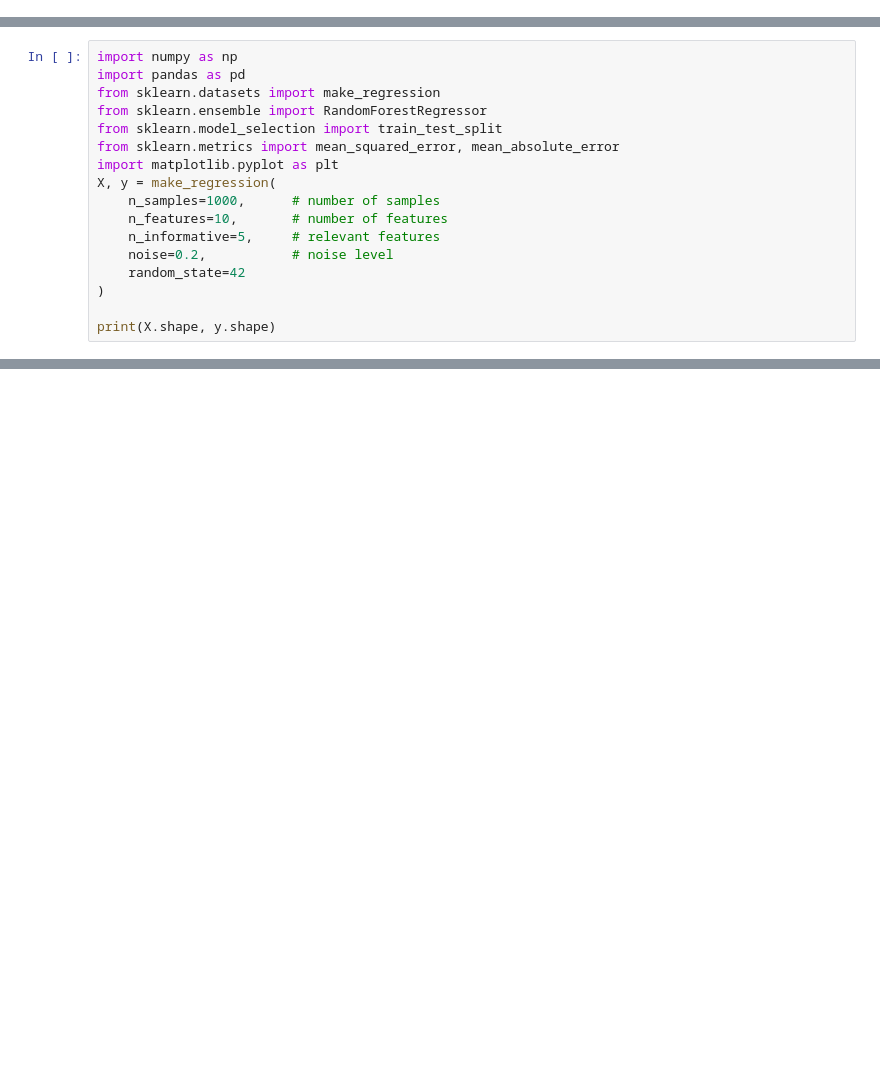
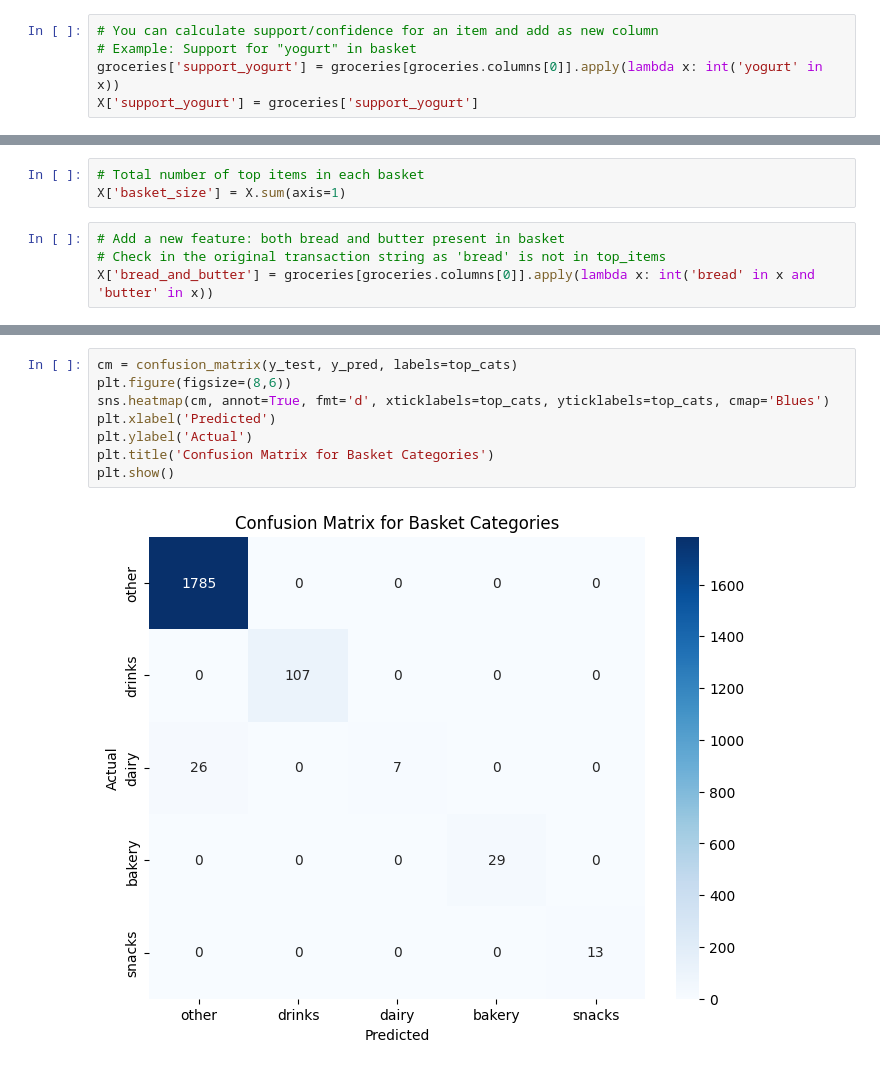
Before and after one commit to PrachitiSParulekar/ML, a Jupyter notebook: Day_9_Random_Forest_Trees.ipynb, the cells around one changed output, grey strips where cells are left out. Saved outputs shown, nothing was run; the diff lists cells and outputs as text; blank space fills up the shorter version.

```diff
--- a/Day_9_Random_Forest_Trees.ipynb
+++ b/Day_9_Random_Forest_Trees.ipynb
@@ -33,0 +115,5 @@ RandomForestClassifier(random_state=42)
+# %%
+# You can calculate support/confidence for an item and add as new column
+# Example: Support for "yogurt" in basket
+groceries['support_yogurt'] = groceries[groceries.columns[0]].apply(lambda x: int('yogurt' in x))
+X['support_yogurt'] = groceries['support_yogurt']
@@ -93,17 +138,0 @@ display(Source(dot_graph))
-# %%
-import numpy as np
-import pandas as pd
-from sklearn.datasets import make_regression
-from sklearn.ensemble import RandomForestRegressor
-from sklearn.model_selection import train_test_split
-from sklearn.metrics import mean_squared_error, mean_absolute_error
-import matplotlib.pyplot as plt
-X, y = make_regression(
-    n_samples=1000,      # number of samples
-    n_features=10,       # number of features
-    n_informative=5,     # relevant features
-    noise=0.2,           # noise level
-    random_state=42
-)
-
-print(X.shape, y.shape)
@@ -138,0 +180,7 @@ plt.show()
+# %%
+# Total number of top items in each basket
+X['basket_size'] = X.sum(axis=1)
+# %%
+# Add a new feature: both bread and butter present in basket
+# Check in the original transaction string as 'bread' is not in top_items
+X['bread_and_butter'] = groceries[groceries.columns[0]].apply(lambda x: int('bread' in x and 'butter' in x))
@@ -138,0 +269,10 @@ plt.show()
+# %%
+cm = confusion_matrix(y_test, y_pred, labels=top_cats)
+plt.figure(figsize=(8,6))
+sns.heatmap(cm, annot=True, fmt='d', xticklabels=top_cats, yticklabels=top_cats, cmap='Blues')
+plt.xlabel('Predicted')
+plt.ylabel('Actual')
+plt.title('Confusion Matrix for Basket Categories')
+plt.show()
+# %% [output]
+[figure, added]
```
Also changed, not shown: parts of 27 cells of this notebook.
